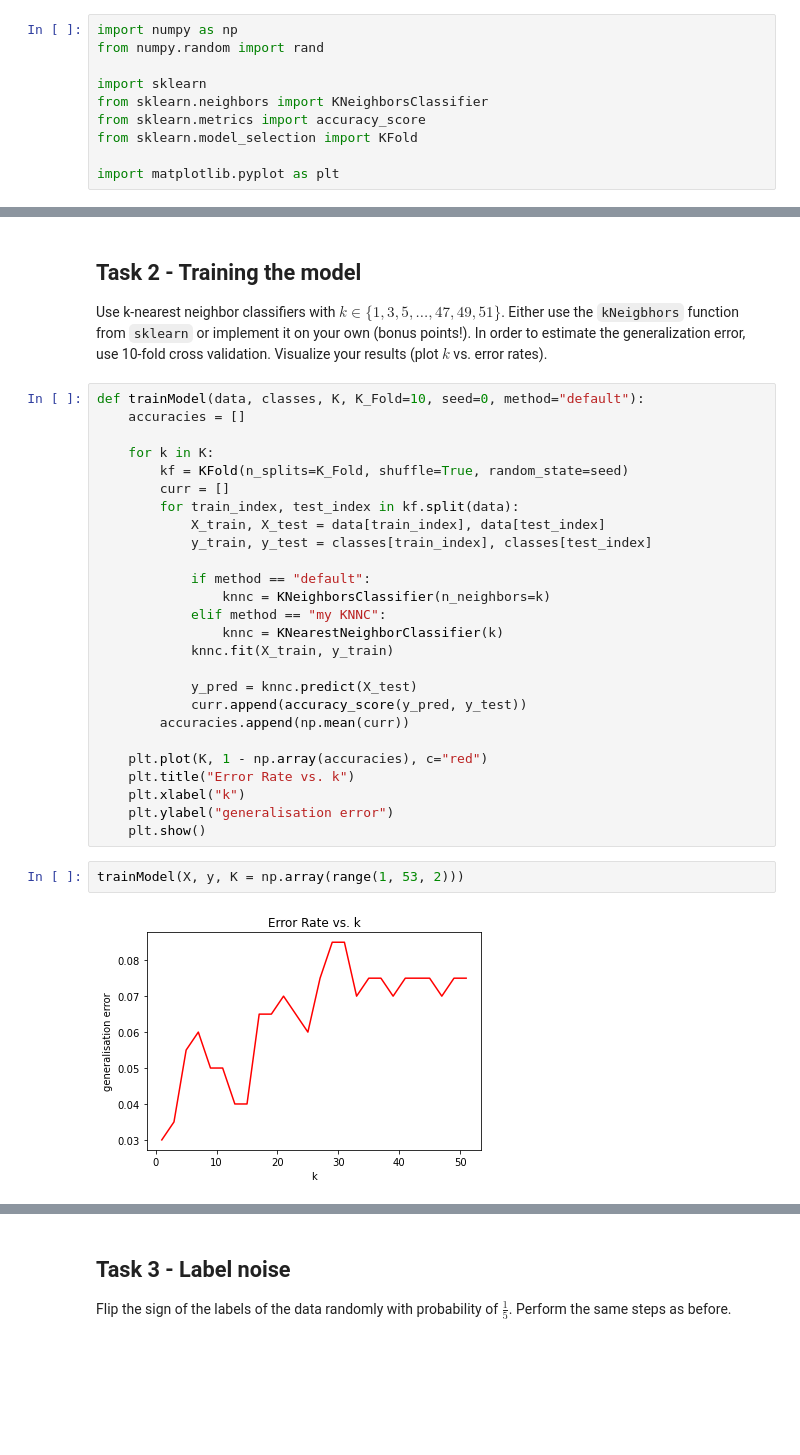
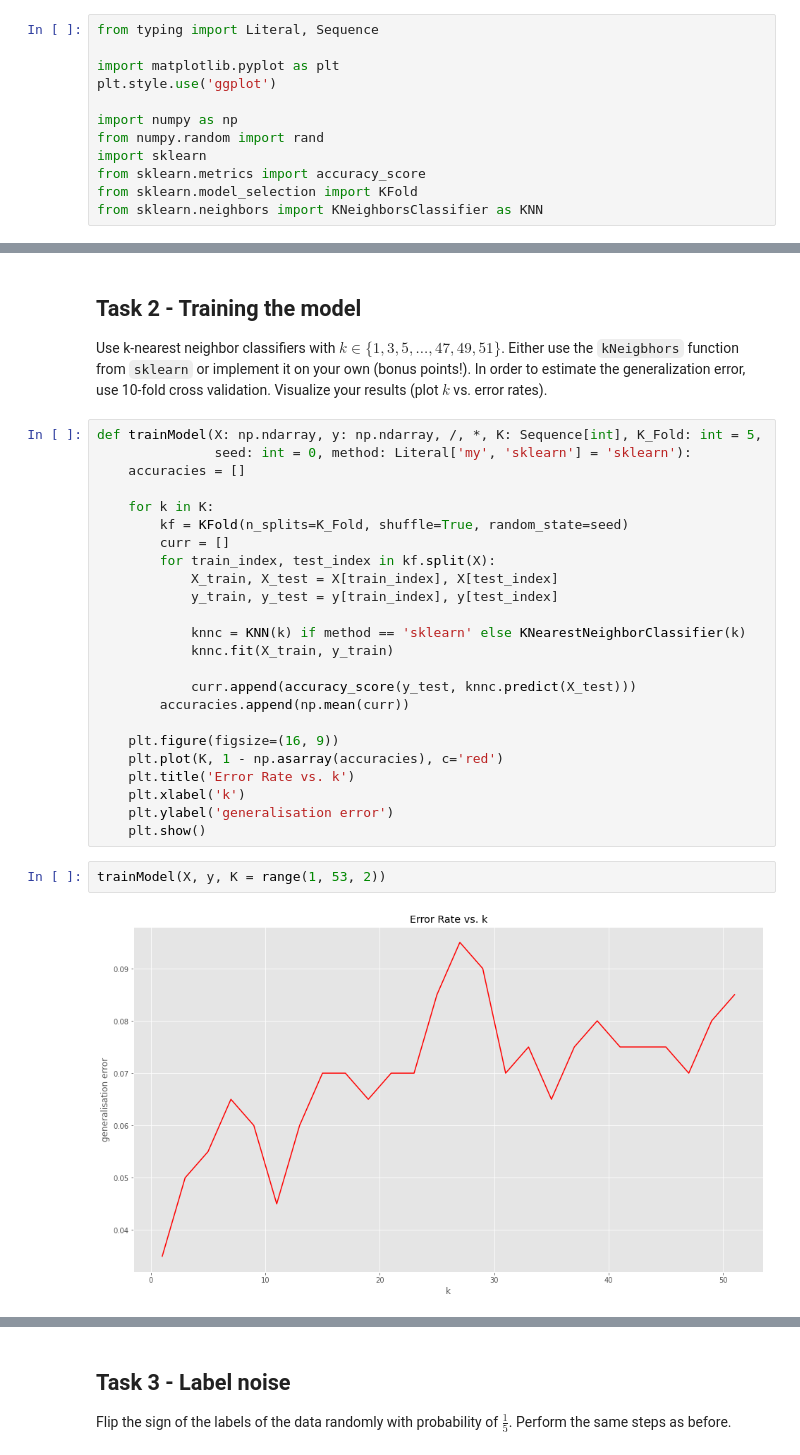
Before and after one commit to Steve2608/machine-learning-supervised-techniques, a Jupyter notebook: UE1/A01_01555842_Brandl_Stefan.ipynb, the cells around one changed output, grey strips where cells are left out. Cells and saved outputs as stored; diff of their text form; blank space fills up the shorter version.

```diff
--- a/UE1/A01_01555842_Brandl_Stefan.ipynb
+++ b/UE1/A01_01555842_Brandl_Stefan.ipynb
@@ -3,15 +3,17 @@
 ## Task 1 - Visualization
 Visualize the data stored in `DataSet1.csv`!
 # %%
+from typing import Literal, Sequence
+
+import matplotlib.pyplot as plt
+plt.style.use('ggplot')
+
 import numpy as np
 from numpy.random import rand
-
 import sklearn
-from sklearn.neighbors import KNeighborsClassifier
 from sklearn.metrics import accuracy_score
 from sklearn.model_selection import KFold
-
-import matplotlib.pyplot as plt
+from sklearn.neighbors import KNeighborsClassifier as KNN
 # %%
 # read data
 Z = np.genfromtxt('DataSet1.csv', delimiter=',')
@@ -35,35 +38,33 @@ plt.show()
 ## Task 2 - Training the model
 Use k-nearest neighbor classifiers with $k \in \{1,3,5,...,47,49,51\}$. Either use the `kNeigbhors` function from `sklearn` or implement it on your own (bonus points!). In order to estimate the generalization error, use 10-fold cross validation. Visualize your results (plot $k$ vs. error rates).
 # %%
-def trainModel(data, classes, K, K_Fold=10, seed=0, method="default"):
+def trainModel(X: np.ndarray, y: np.ndarray, /, *, K: Sequence[int], K_Fold: int = 5,
+               seed: int = 0, method: Literal['my', 'sklearn'] = 'sklearn'):
     accuracies = []
 
     for k in K:
         kf = KFold(n_splits=K_Fold, shuffle=True, random_state=seed)
         curr = []
-        for train_index, test_index in kf.split(data):
-            X_train, X_test = data[train_index], data[test_index]
-            y_train, y_test = classes[train_index], classes[test_index]
+        for train_index, test_index in kf.split(X):
+            X_train, X_test = X[train_index], X[test_index]
+            y_train, y_test = y[train_index], y[test_index]
 
-            if method == "default":
-                knnc = KNeighborsClassifier(n_neighbors=k)
-            elif method == "my KNNC":
-                knnc = KNearestNeighborClassifier(k)
+            knnc = KNN(k) if method == 'sklearn' else KNearestNeighborClassifier(k)
             knnc.fit(X_train, y_train)
 
-            y_pred = knnc.predict(X_test)
-            curr.append(accuracy_score(y_pred, y_test))
+            curr.append(accuracy_score(y_test, knnc.predict(X_test)))
         accuracies.append(np.mean(curr))
 
-    plt.plot(K, 1 - np.array(accuracies), c="red")
-    plt.title("Error Rate vs. k")
-    plt.xlabel("k")
-    plt.ylabel("generalisation error")
+    plt.figure(figsize=(16, 9))
+    plt.plot(K, 1 - np.asarray(accuracies), c='red')
+    plt.title('Error Rate vs. k')
+    plt.xlabel('k')
+    plt.ylabel('generalisation error')
     plt.show()
 # %%
-trainModel(X, y, K = np.array(range(1, 53, 2)))
+trainModel(X, y, K = range(1, 53, 2))
 # %% [output]
-[figure, old version]
+[figure, new version]
 # %% [markdown]
 ### Questions
  - Thinking of model complexity as the ability of the model to fit to noise, what choice of $k$ gives complex models? Why?
```
Also changed, not shown: parts of 7 cells of this notebook.
